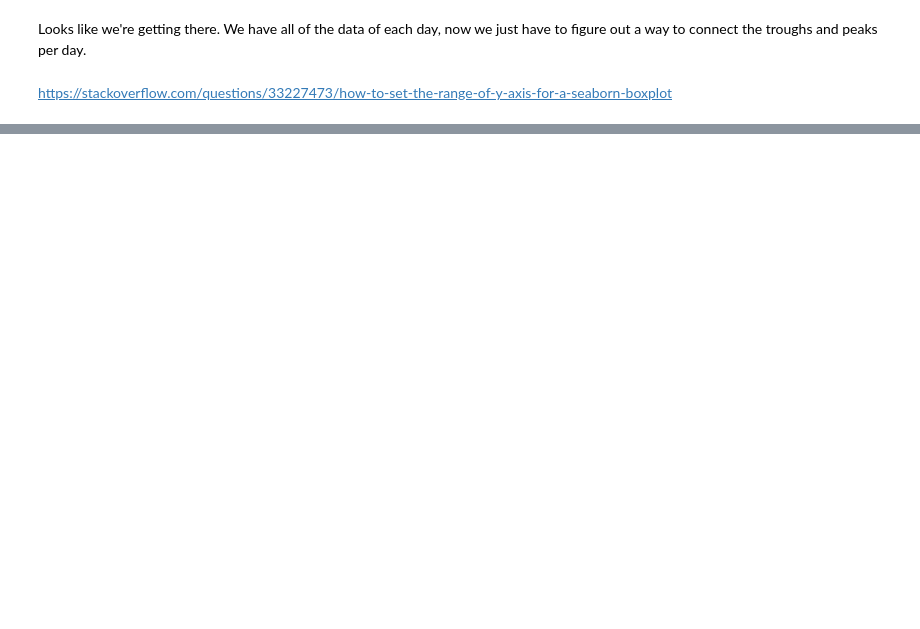
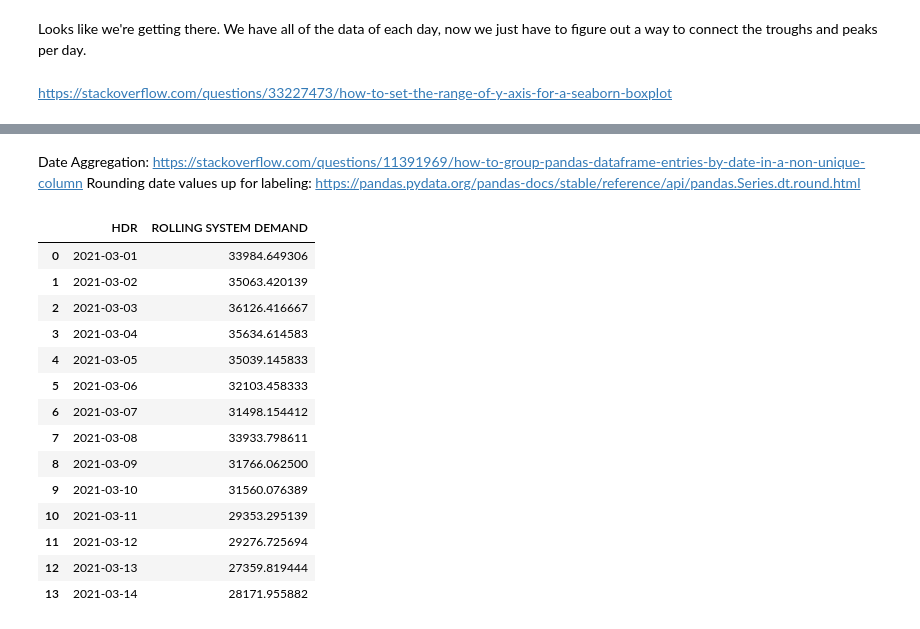
Before and after one commit to Colsai/DATA-601-Wan, a Jupyter notebook: DATA601_WK7_HW1.ipynb, the cells around one changed output, grey strips where cells are left out. Drawn from its saved outputs; the diff is of its cells as text; code cells hidden in the pictures; blank space fills up the shorter version.

```diff
--- a/DATA601_WK7_HW1.ipynb
+++ b/DATA601_WK7_HW1.ipynb
@@ -135,0 +185,3 @@ ax.xaxis.set_major_locator(ticker.MultipleLocator(2))
+# %% [markdown]
+Date Aggregation: https://stackoverflow.com/questions/11391969/how-to-group-pandas-dataframe-entries-by-date-in-a-non-unique-column
+Rounding date values up for labeling: https://pandas.pydata.org/pandas-docs/stable/reference/api/pandas.Series.dt.round.html
@@ -135,0 +193,18 @@ ax.xaxis.set_major_locator(ticker.MultipleLocator(2))
+# %%
+df_days
+# %% [output]
+|  | HDR | ROLLING SYSTEM DEMAND |
+| 0 | 2021-03-01 | 33984.649306 |
+| 1 | 2021-03-02 | 35063.420139 |
+| 2 | 2021-03-03 | 36126.416667 |
+| 3 | 2021-03-04 | 35634.614583 |
+| 4 | 2021-03-05 | 35039.145833 |
+| 5 | 2021-03-06 | 32103.458333 |
+| 6 | 2021-03-07 | 31498.154412 |
+| 7 | 2021-03-08 | 33933.798611 |
+| 8 | 2021-03-09 | 31766.062500 |
+| 9 | 2021-03-10 | 31560.076389 |
+| 10 | 2021-03-11 | 29353.295139 |
+| 11 | 2021-03-12 | 29276.725694 |
+| 12 | 2021-03-13 | 27359.819444 |
+| 13 | 2021-03-14 | 28171.955882 |
```
Also changed, not shown: parts of 32 cells of this notebook.
